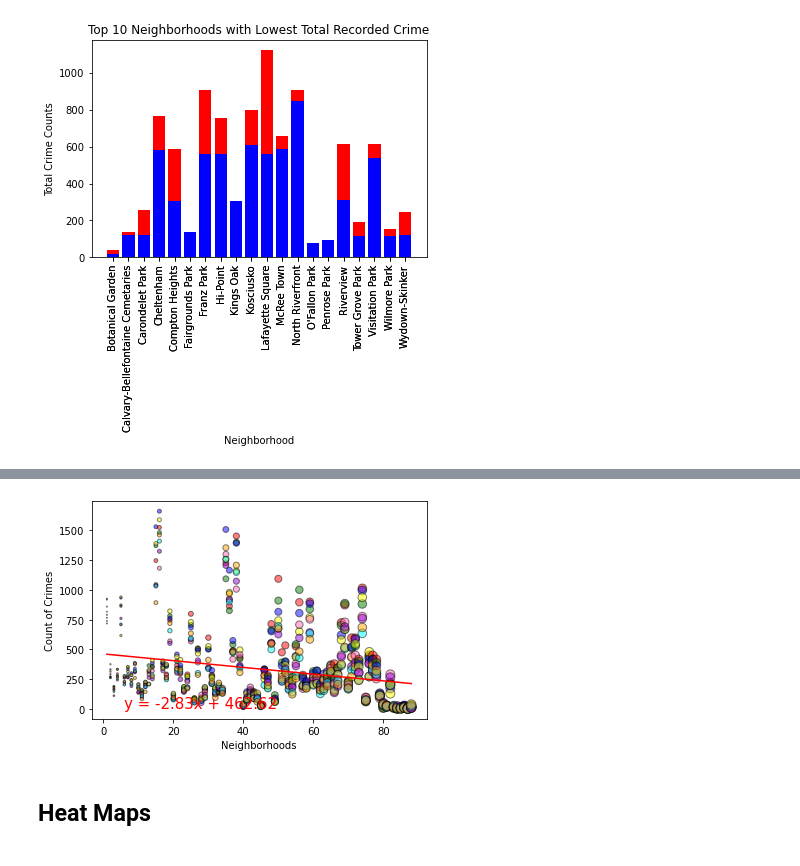
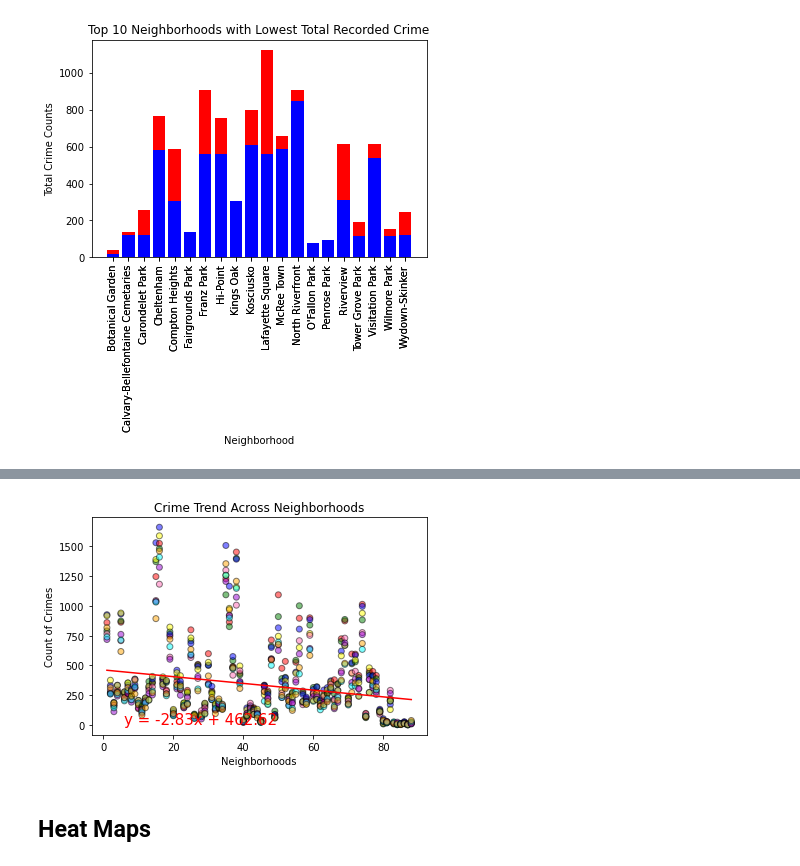
Before and after one commit to colepierie/Crime_Analysis, a Jupyter notebook: CrimeAnalysis.ipynb, the cells around one changed output, grey strips where cells are left out. Saved outputs shown, nothing was run; the diff lists cells and outputs as text; code cells hidden in the pictures.

```diff
--- a/CrimeAnalysis.ipynb
+++ b/CrimeAnalysis.ipynb
@@ -262,35 +351,37 @@ this_df = nh_crime.loc[nh_crime['UCRType']==1]
 crime_nh = this_df.groupby(['Neighborhood', 'NeighborhoodName', 'Year'])
 
 # Create scatterplot of total crimes per neighborhood.
 nh_tot = crime_nh['Count'].sum().reset_index()
 
 yr_colors = {2008:'red', 2009:'green', 2010:'blue', 2011:'yellow', 2012:'hotpink', 2013:'darkviolet', 2014:'aqua', 2015:'orange'}
 
 x_axis = nh_tot['Year']
 x_values = nh_tot['Neighborhood']
 y_values = nh_tot['Count']
 labels = nh_tot['NeighborhoodName']
 
-plt.scatter(x_values, y_values, marker="o", c=nh_tot['Year'].map(yr_colors), edgecolors="black",
-            s=x_values, alpha=0.5)
+plt.scatter(x_values, y_values, marker="o", c=nh_tot['Year'].map(yr_colors), edgecolors="black", alpha=0.5)
+            #s=x_values, alpha=0.5)
 # plt.xticks(x_values, labels, rotation='vertical')
 
 # Create the regression line to see if there is a relationship between the Neighborhood and the count of crime
 (slope, intercept, rvalue, pvalue, stderr) = linregress(x_values, y_values)
 
 regress_values = x_values * slope + intercept
 
 line_eq = "y = " + str(round(slope,2)) + "x + " + str(round(intercept,2))
 
 # plt.scatter(x_values,y_values)
 plt.plot(x_values,regress_values,"r-")
 plt.annotate(line_eq,(6,10),fontsize=15,color="red")
 
 plt.xlabel('Neighborhoods')
 plt.ylabel('Count of Crimes')
 
+plt.title('Crime Trend Across Neighborhoods')
+
 plt.show()
 # %% [output]
-[figure, old version]
+[figure, new version]
 # %% [markdown]
 ## Heat Maps
```
Also changed, not shown: parts of 13 cells of this notebook, 7 other files.
